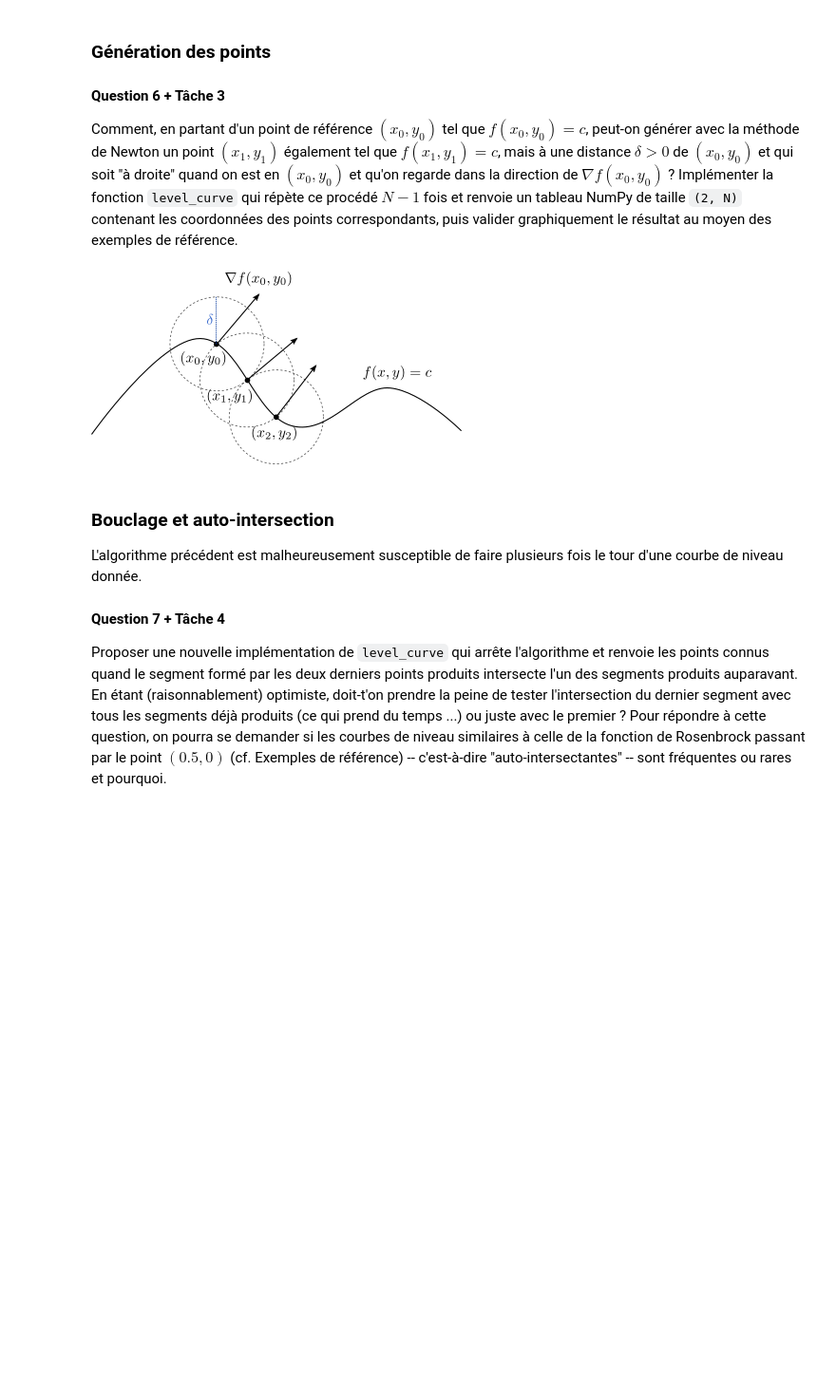
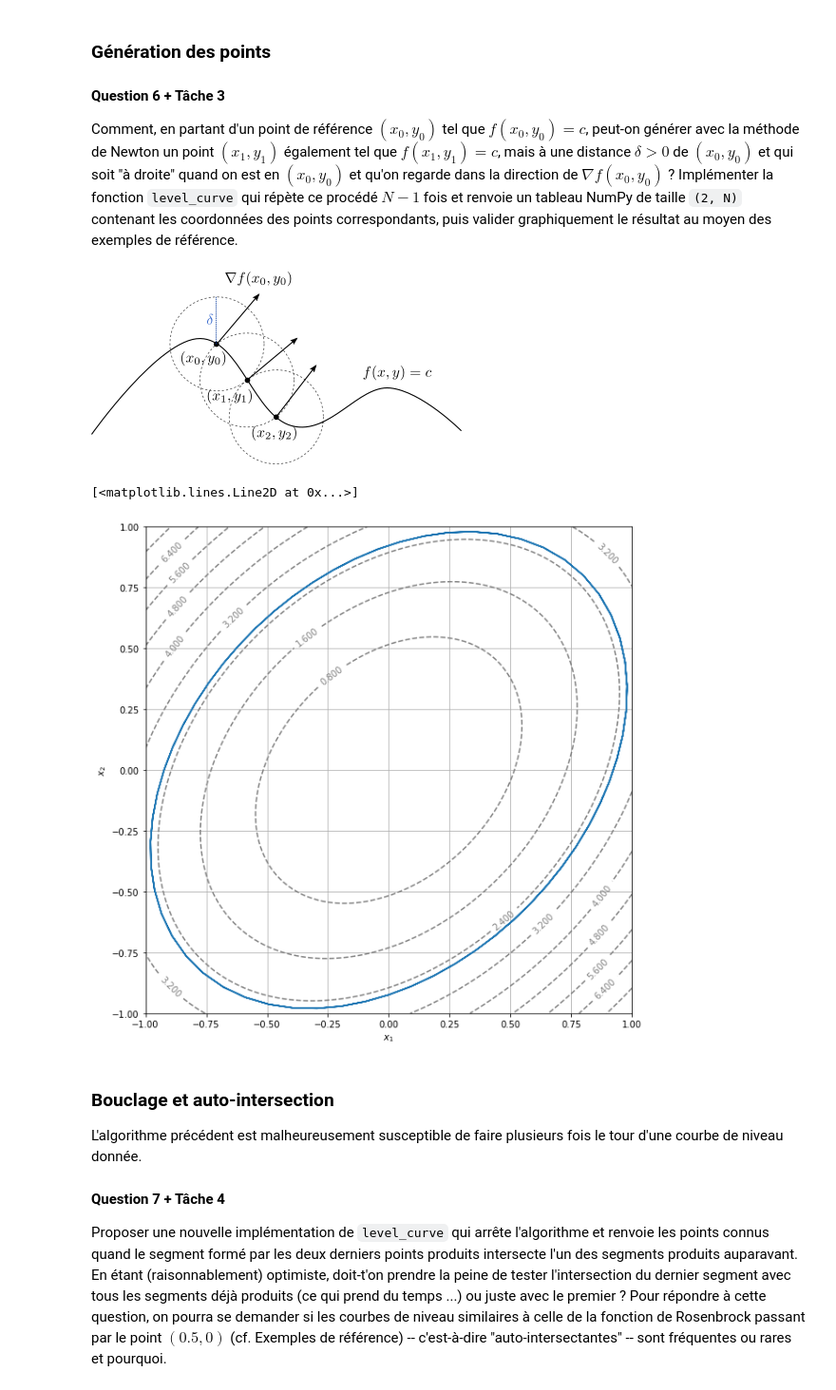
Before and after one commit to remymart/courbes-de-niveau, a Jupyter notebook: Courbes de niveau - Enoncé.ipynb, the cells around one changed output. Shown at 95% size. Drawn from its saved outputs; the diff is of its cells as text; code cells hidden in the pictures; blank space fills up the shorter version.

```diff
--- a/Courbes de niveau - Enoncé.ipynb
+++ b/Courbes de niveau - Enoncé.ipynb
@@ -294,7 +273,6 @@ N=100
 eps=10**-2
 
 def Newton(F, x0, y0, eps=eps, N=N):
-    """cette fonction ne marche pas, elle diverge sans que j'arrive a comprendre pourquoi, je suppose le .dot de ne pas avoir l'effet voulu"""
     J_f=J(F)
     for i in range(N):
         val=F(x0,y0)
@@ -304,10 +282,4 @@ def Newton(F, x0, y0, eps=eps, N=N):
         if np.sqrt((x - x0)**2 + (y - y0)**2) <= eps:
             return x, y
         x0, y0 = x, y
-
     raise ValueError(f"no convergence in {N} steps.")
-
-def ftest(x,y):
-    return(np.array([f1(x,y)-0.8,x-y]))
-
-Newton(ftest, 0.8,0.8)
@@ -352,9 +329,66 @@ On remarque qu'il y a des sauts lorsqu'on change de zone attractive.
 Comment, en partant d'un point de référence $(x_0, y_0)$ tel que $f(x_0, y_0)=c$, peut-on générer avec la méthode de Newton un point $(x_1, y_1)$ également tel que $f(x_1, y_1) = c$, mais à une distance $\delta > 0$ de $(x_0, y_0)$ et qui soit "à droite" quand on est en $(x_0, y_0)$ et qu'on regarde dans la direction de $\nabla f(x_0, y_0)$ ? Implémenter la fonction `level_curve` qui répète ce procédé $N-1$ fois et renvoie un tableau NumPy de taille `(2, N)` contenant les coordonnées des points correspondants, puis valider graphiquement le résultat au moyen des exemples de référence.
 # %% [markdown]
 ![g%C3%A9n%C3%A9ration-points.png](attachment:g%C3%A9n%C3%A9ration-points.png)
-# %%
-def level_curve(f, x0, y0, delta=0.1, N=1000, eps=eps):
-   ...
+# %%
+
+
+Nnew=100 #paramètrre de l'algo de Newton
+eps=10**-2
+
+def level_curve(f, x0, y0, delta=0.1, N=100, eps=eps):
+   c=f(x0,y0)
+   grad_f=grad(f)
+   def F(x,y):
+      return(np.array([f(x,y)-c, (x*0.999999-x0)**2 + (y*0.999999-y0)**2 - delta*delta]))
+
+   def determine_suivant(x,y,delta):
+      """cherche le déplacement optimal pour se rapprocher du point suivant, dans l'hypothèse d'une fonction suffisament 'lisse' pour être approximée par une fonction linéaire. On cherche le vecteur n orthogonal au gradient et à sa droite : n.grad_f = 0 et |n,grad_f|>0 (formule inspirée par la fonction p). """
+      d1f,d2f=grad_f(x,y)
+      if d1f==0 and d2f==0:
+         return x0,y0
+         #raise Exception("Erreur : le gradient est nul on est sur un palier ou un point d'inflexion")
+      if d1f==0: #les if permettent de gérer le cas pathologique d'un gradient vertical
+         n2=0
+         n1=1
+         if n1*d2f-n2*d2f<0:
+            n1=-1
+      else:
+         n2=1
+         n1=-d2f/d1f
+         if n1*d2f-n2*d1f<0:
+            n1=-n1
+            n2=-n2
+      deplacement=np.array([n1,n2])*delta/np.sqrt(n1**2 + n2**2) #on normalise pour se deplacer de delta
+      return x+deplacement[0],y+deplacement[1]
+
+
+   courbe = np.zeros((2,N))
+
+   for i in range(N):
+      x1,y1=determine_suivant(x0,y0,delta) #on se rapproche du suivant "tout droit"
+      x,y=Newton(F,x1,y1,eps,Nnew) #on laisse le point se faire aspirer vers la ligne de niveau
+      courbe[:,i]=x,y
+      x0,y0=x,y
+
+   return courbe
+
+
+courbe = level_curve(f1,0.8,0.8,delta=10**-1,N=200)
+
+abscisses = courbe[0,:]
+ordonnees = courbe[1,:]
+
+display_contour(
+    f1,
+    x=np.linspace(-1.0, 1.0, 100),
+    y=np.linspace(-1.0, 1.0, 100),
+    levels=10 # 10 levels, automatically selected
+)
+
+plt.plot(abscisses,ordonnees)
+# %% [output]
+[<matplotlib.lines.Line2D at 0x...>]
+[figure, added]
 # %% [markdown]
 ### Bouclage et auto-intersection
 
```
Also changed, not shown: parts of 9 cells of this notebook.
